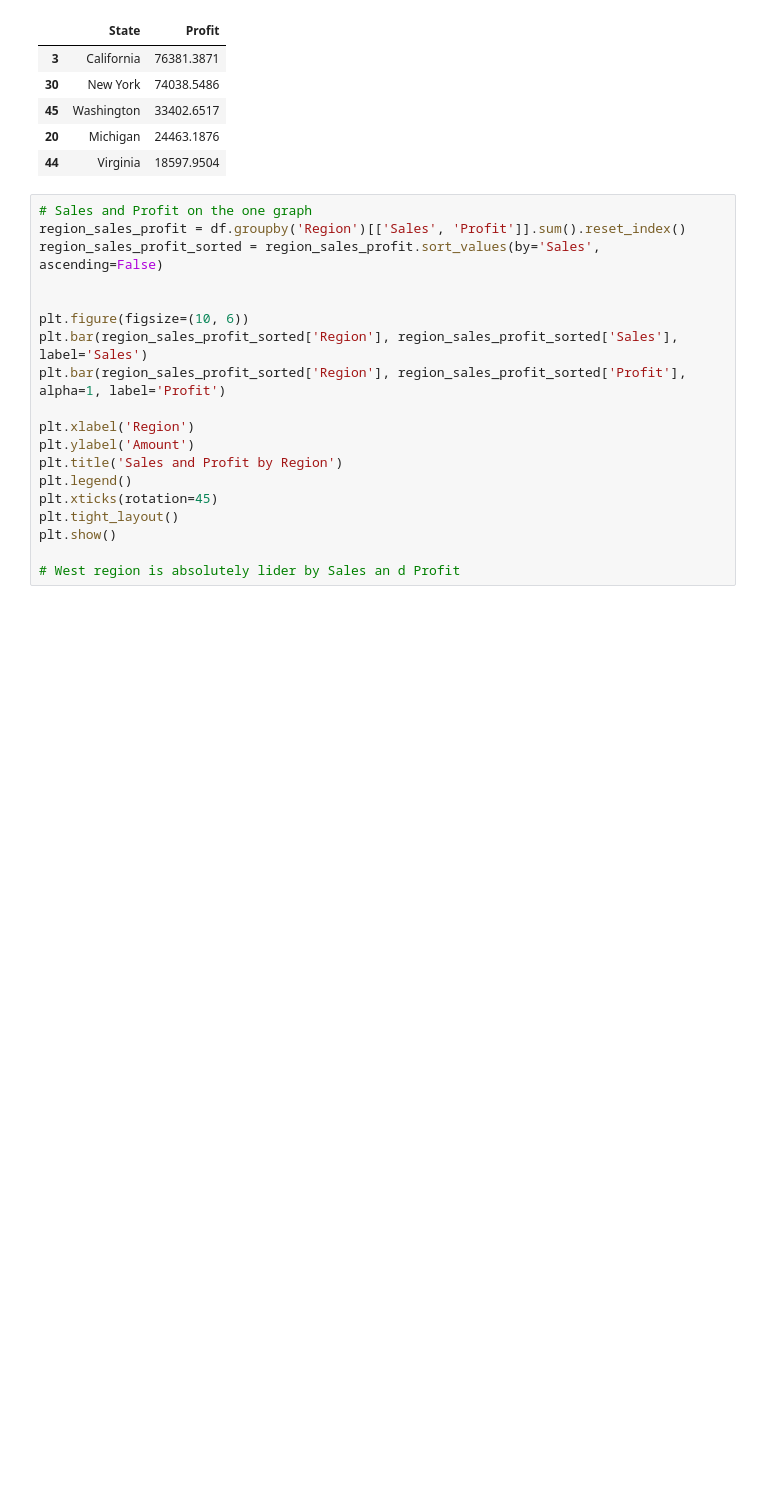
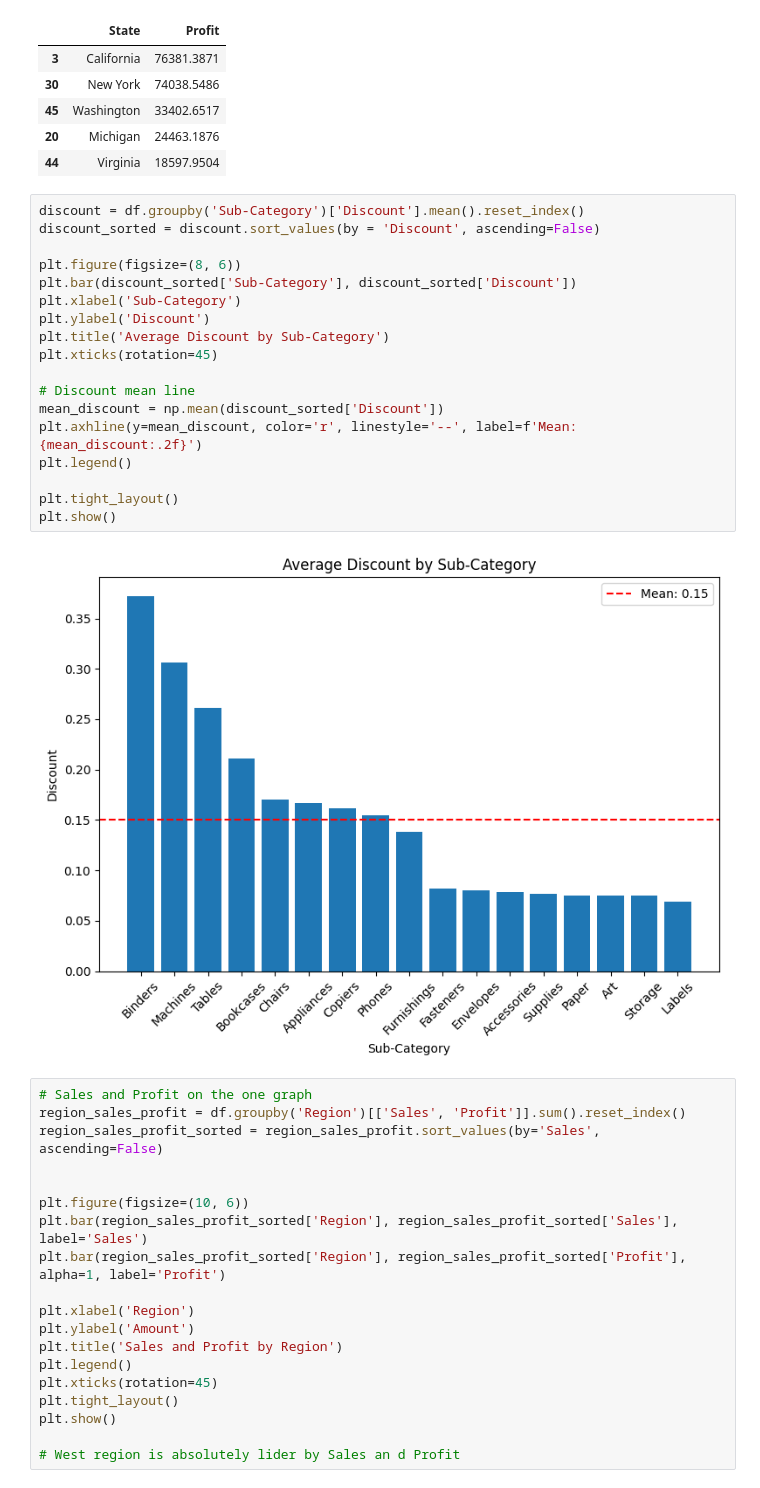
Before and after one commit to keize/super_store, a Jupyter notebook: super_store.ipynb, the cells around one changed output. Cells and saved outputs as stored; diff of their text form; blank space fills up the shorter version.

Commit message:
Add discount data

```diff
--- a/super_store.ipynb
+++ b/super_store.ipynb
@@ -321,6 +320,26 @@ top5_states_profit_sort
 | 45 | Washington | 33402.6517 |
 | 20 | Michigan | 24463.1876 |
 | 44 | Virginia | 18597.9504 |
+# %%
+discount = df.groupby('Sub-Category')['Discount'].mean().reset_index()
+discount_sorted = discount.sort_values(by = 'Discount', ascending=False)
+
+plt.figure(figsize=(8, 6))
+plt.bar(discount_sorted['Sub-Category'], discount_sorted['Discount'])
+plt.xlabel('Sub-Category')
+plt.ylabel('Discount')
+plt.title('Average Discount by Sub-Category')
+plt.xticks(rotation=45)
+
+# Discount mean line
+mean_discount = np.mean(discount_sorted['Discount'])
+plt.axhline(y=mean_discount, color='r', linestyle='--', label=f'Mean: {mean_discount:.2f}')
+plt.legend()
+
+plt.tight_layout()
+plt.show()
+# %% [output]
+[figure, added]
 # %%
 # Sales and Profit on the one graph
 region_sales_profit = df.groupby('Region')[['Sales', 'Profit']].sum().reset_index()
```
Also changed, not shown: parts of 7 cells of this notebook.
